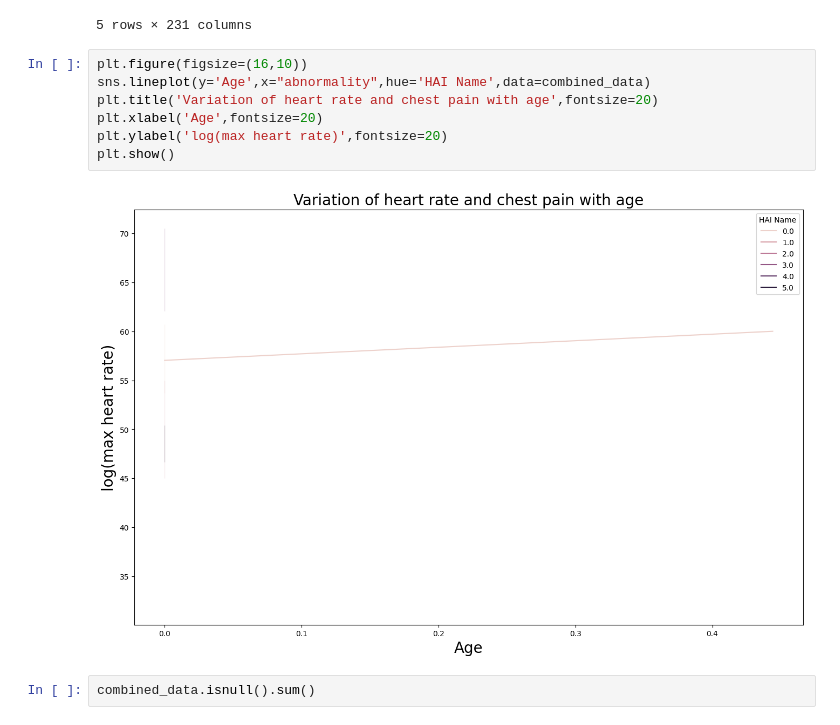
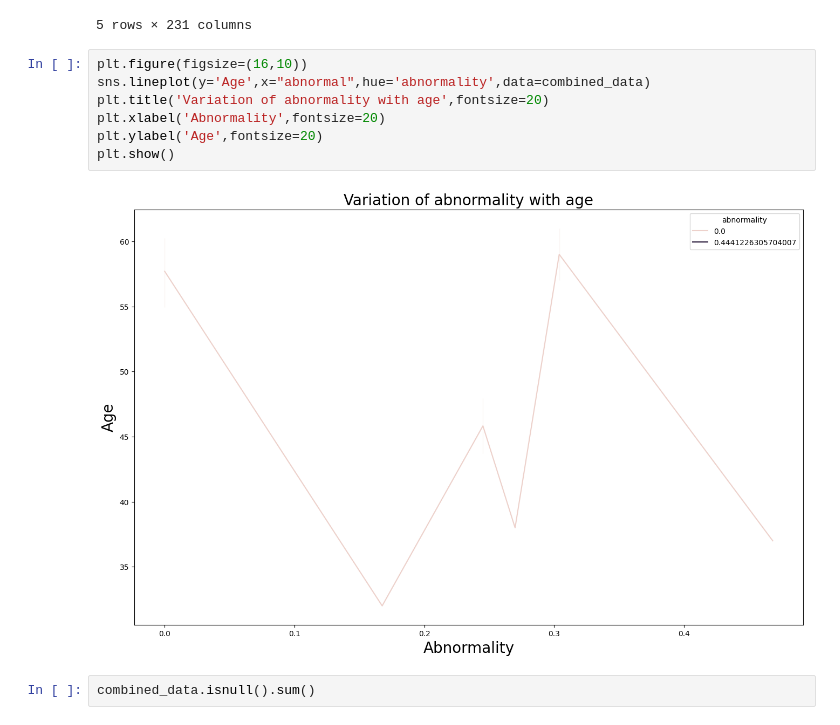
Before and after one commit to Anjali-DA/Symposium-source-code, a Jupyter notebook: HAI_preprocessing.ipynb, the cells around one changed output. Saved outputs shown, nothing was run; the diff lists cells and outputs as text.

```diff
--- a/HAI_preprocessing.ipynb
+++ b/HAI_preprocessing.ipynb
@@ -589,13 +589,13 @@ combined_data.head()
 5 rows × 231 columns
 # %%
 plt.figure(figsize=(16,10))
-sns.lineplot(y='Age',x="abnormality",hue='HAI Name',data=combined_data)
-plt.title('Variation of heart rate and chest pain with age',fontsize=20)
-plt.xlabel('Age',fontsize=20)
-plt.ylabel('log(max heart rate)',fontsize=20)
+sns.lineplot(y='Age',x="abnormal",hue='abnormality',data=combined_data)
+plt.title('Variation of abnormality with age',fontsize=20)
+plt.xlabel('Abnormality',fontsize=20)
+plt.ylabel('Age',fontsize=20)
 plt.show()
 # %% [output]
-[figure, old version]
+[figure, new version]
 # %%
 combined_data.isnull().sum()
 # %% [output]
```
